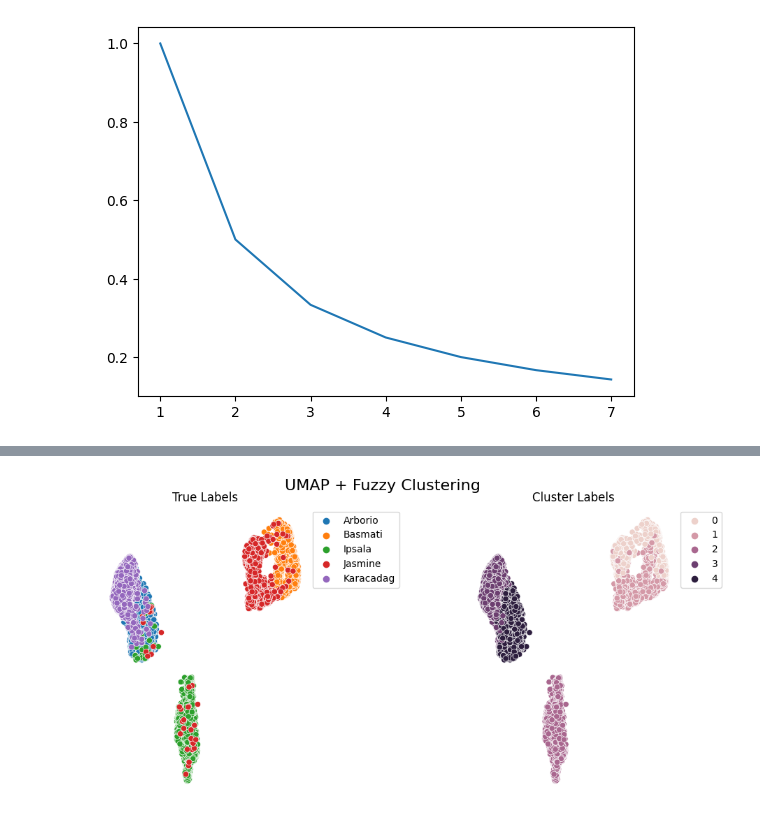
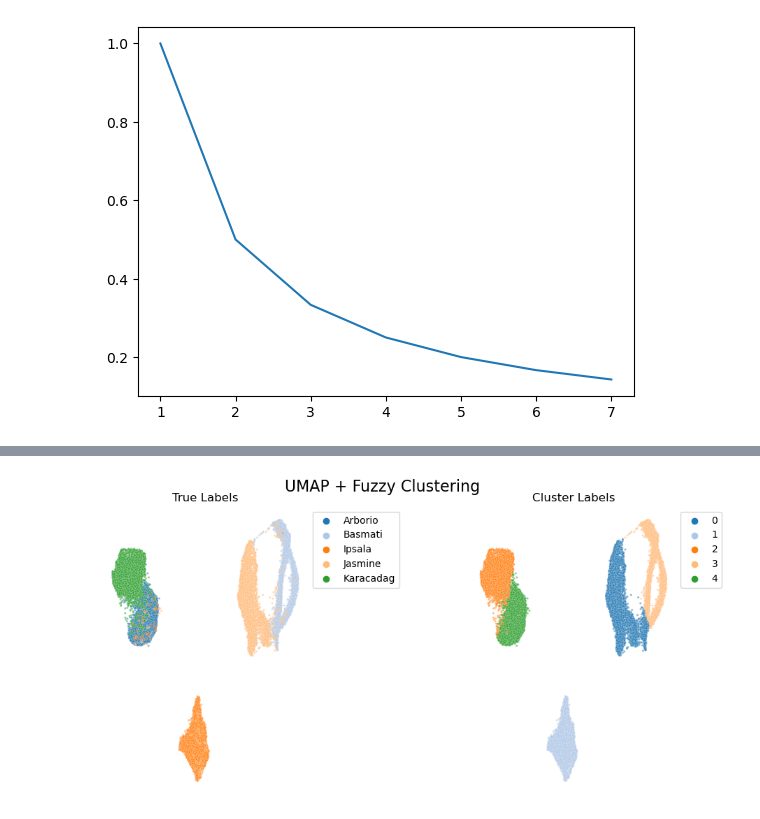
Before and after one commit to Ignacio-Ibarra/unsupervised-rice-image-segmentation, a Jupyter notebook: fuzzy_clust.ipynb, the cells around one changed output, grey strips where cells are left out. Saved outputs shown, nothing was run; the diff lists cells and outputs as text; code cells hidden in the pictures.

```diff
--- a/fuzzy_clust.ipynb
+++ b/fuzzy_clust.ipynb
@@ -42,7 +36,7 @@ def cross_tab(Labels_orig, Labels_clust):
 # Selecciono N filas de cada archivo input.
 
 DEFAULT_LENGTH = 15000
-SAMPLE_LENGTH = 3000
+SAMPLE_LENGTH = 10000
 
 prefijo = "features_completos_"
 sufijo = ".csv.gz"
@@ -110,4 +107,8 @@ ax.plot(np.r_[1:8], FPCs)
 # %% [output]
 [<matplotlib.lines.Line2D at 0x...>]
 [figure]
+# %%
+# defino paleta categorica
+cmap = mpl.colors.LinearSegmentedColormap.from_list('Custom cmap', plt.cm.tab20(np.arange(5)), 5)
+paleta = sns.color_palette(palette=plt.cm.tab20(np.arange(5)))
 # %%
@@ -158,35 +155,40 @@ umap = UMAP(
     min_dist=0.1,
     n_components=3,
     random_state = 21
 )
 
 # Hago el fuzzy clustering
 standard_embedding = umap.fit_transform(Xpca)
 n_clusters = 5
 cntr, u, u0, d, jm, p, fpc = fuzz.cluster.cmeans(standard_embedding.T,
                                                  n_clusters,
                                                  2,
                                                  error=0.005,
                                                  maxiter=1000,
                                                  init=None)
 
 # Plot assigned clusters, for each data point in training set
 cluster_membership = np.argmax(u, axis=0)
 
 fig, (ax1, ax2) = plt.subplots(ncols=2, figsize=(10,5))
-sns.scatterplot(x = standard_embedding[:,0], y = standard_embedding[:,1], hue = sample_labels, ax= ax1)
+
+sns.scatterplot(x = standard_embedding[:,0], y = standard_embedding[:,1], hue = sample_labels,
+                s=5, alpha=0.5, ax=ax1, palette=paleta)
 sns.move_legend(ax1, "upper left", bbox_to_anchor=(1, 1))
-sns.scatterplot(x = standard_embedding[:,0], y = standard_embedding[:,1], hue = cluster_membership, ax=ax2)
+
+sns.scatterplot(x = standard_embedding[:,0], y = standard_embedding[:,1], hue = cluster_membership,
+                s=5, alpha=0.5, ax=ax2, palette=paleta)
 sns.move_legend(ax2, "upper left", bbox_to_anchor=(1, 1))
+
 plt.tight_layout()
 fig.suptitle("UMAP + Fuzzy Clustering", fontsize=16)
 ax1.set_title("True Labels")
 ax1.axis('off')
 ax2.set_title("Cluster Labels")
 ax2.axis('off')
 plt.subplots_adjust(left=0.1, wspace=0.8, top=0.9)
 plt.show()
 # %% [output]
-[figure, old version]
+[figure, new version]
 # %%
 fig, ax = plt.subplots()
```
Also changed, not shown: parts of 7 cells of this notebook.
